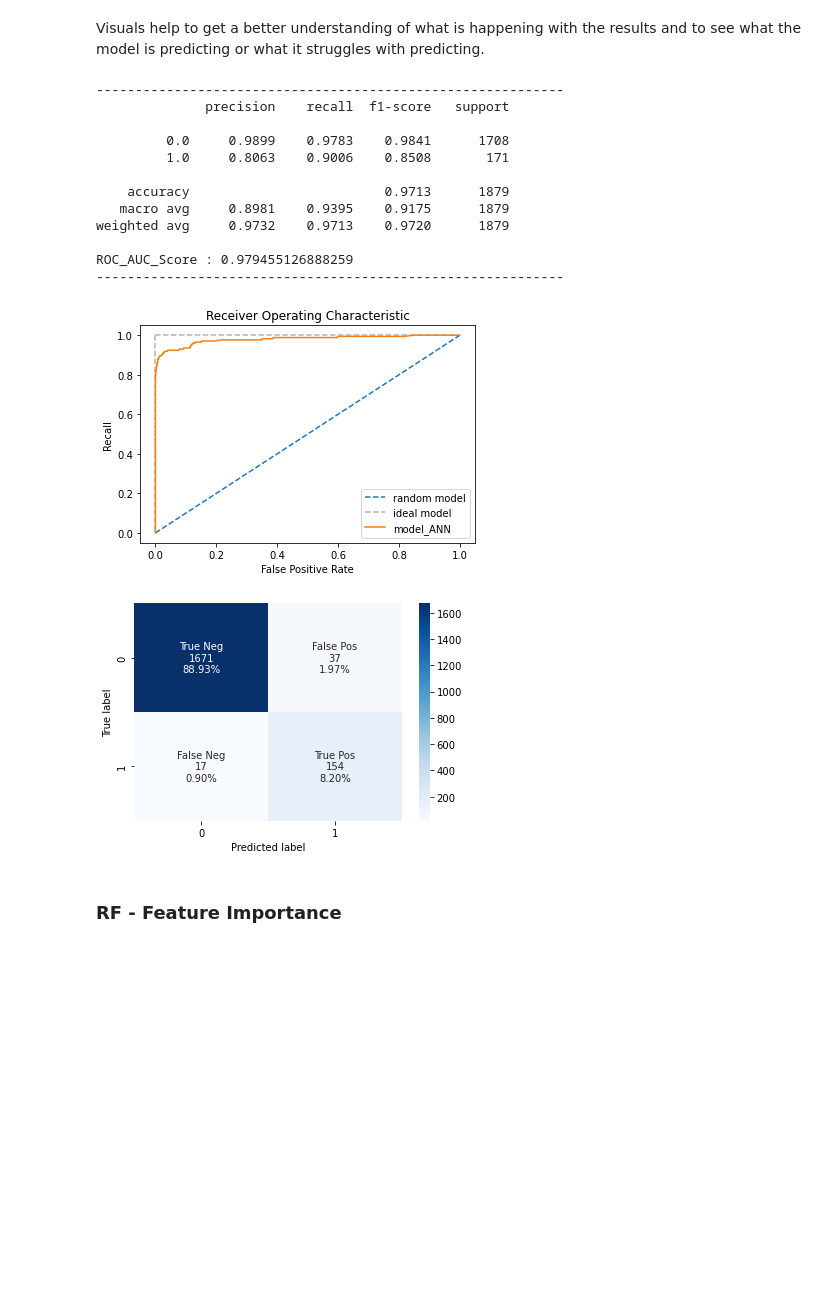
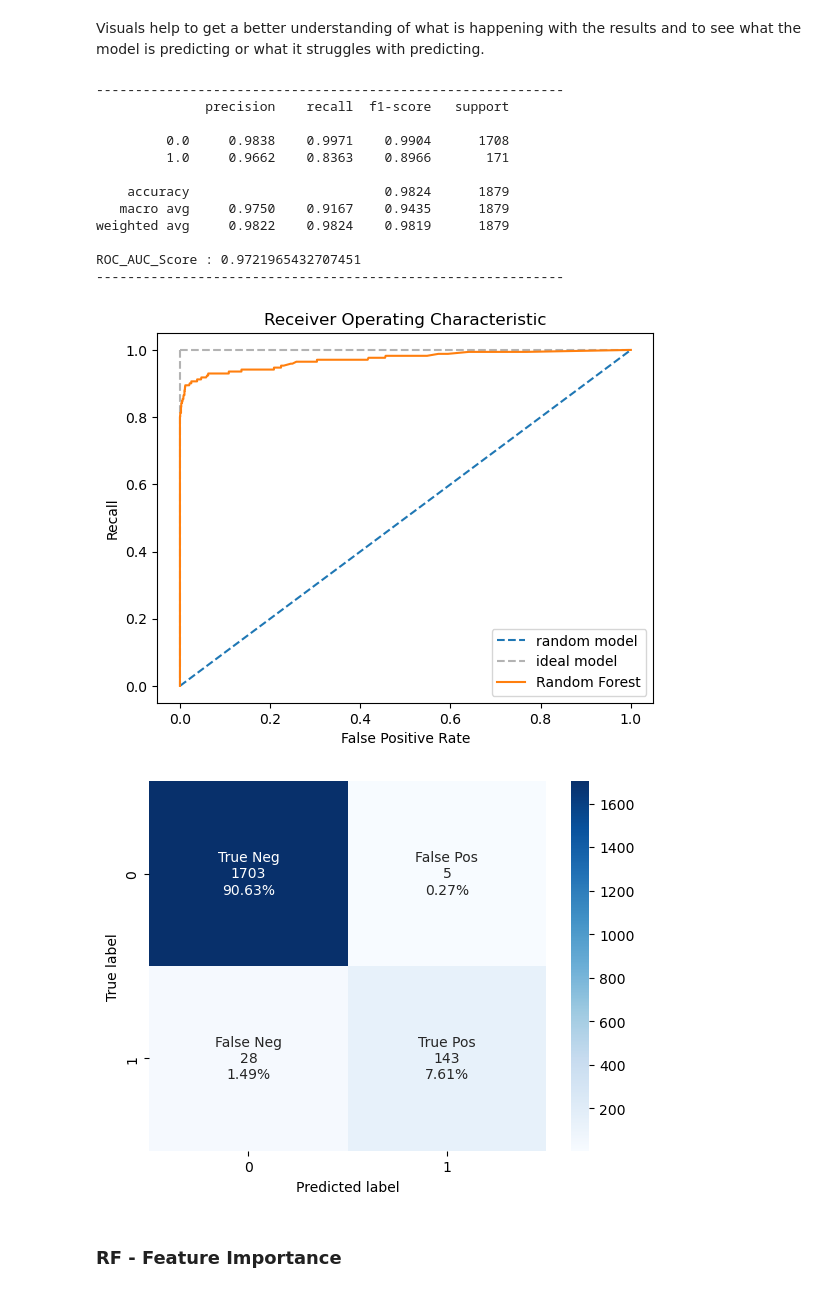
Before and after one commit to daistmarco/PredictingPulsarStar, a Jupyter notebook: PulsarStarClassification.ipynb, the cells around one changed output. Drawn from its saved outputs; the diff is of its cells as text; code cells hidden in the pictures; blank space fills up the shorter version.

```diff
--- a/PulsarStarClassification.ipynb
+++ b/PulsarStarClassification.ipynb
@@ -567,7 +567,7 @@ ax.plot([0, 0], [1, 0], c=".7", ls='--', label='ideal model')  # grey vertical
 ax.plot([1, 1], c=".7", ls='--')  # grey horizontal
 
 # roc curve
-ax.plot(false_positive_rate, recall, label='model_ANN')
+ax.plot(false_positive_rate, recall, label='Random Forest')
 
 # labels
 ax.set_title('Receiver Operating Characteristic')
@@ -576,41 +576,41 @@ ax.set_ylabel('Recall')
 ax.legend()
 #--------------------------------------------------------------------
 # visualize the confusion matrix
 
 # figure and axes intialisation
 fig, ax = plt.subplots()
 
 cm = confusion_matrix(y_true, y_pred)
 
 # Setting up values to add more information; labels, percentage, counts
 cm_names = ["True Neg", "False Pos", "False Neg", "True Pos"]
 cm_counts = ["{0:.0f}".format(value) for value in cm.flatten()]
 cm_percent = ["{0:.2%}".format(value) for value in cm.flatten()/np.sum(cm)]
 
 # Applying the labels and values
 labels = [f"{v1}\n{v2}\n{v3}" for v1, v2, v3 in zip(cm_names,cm_counts,cm_percent)]
 labels = np.asarray(labels).reshape(2,2)
 
 # Plotting the confusion matrix
 sns.heatmap(cm, annot=labels, cmap="Blues", fmt="")
 ax.set_xlabel("Predicted label")
 ax.set_ylabel("True label")
 plt.show()
 # %% [output]
 ------------------------------------------------------------
               precision    recall  f1-score   support
 
-         0.0     0.9899    0.9783    0.9841      1708
-         1.0     0.8063    0.9006    0.8508       171
+         0.0     0.9838    0.9971    0.9904      1708
+         1.0     0.9662    0.8363    0.8966       171
 
-    accuracy                         0.9713      1879
-   macro avg     0.8981    0.9395    0.9175      1879
-weighted avg     0.9732    0.9713    0.9720      1879
+    accuracy                         0.9824      1879
+   macro avg     0.9750    0.9167    0.9435      1879
+weighted avg     0.9822    0.9824    0.9819      1879
 
-ROC_AUC_Score : 0.979455126888259
+ROC_AUC_Score : 0.9721965432707451
 ------------------------------------------------------------
-[figure, old version]
+[figure, new version]
-[figure, old version]
+[figure, new version]
 # %% [markdown]
 ### RF - Feature Importance
 # %% [markdown]
```
Also changed, not shown: parts of 19 cells of this notebook.
